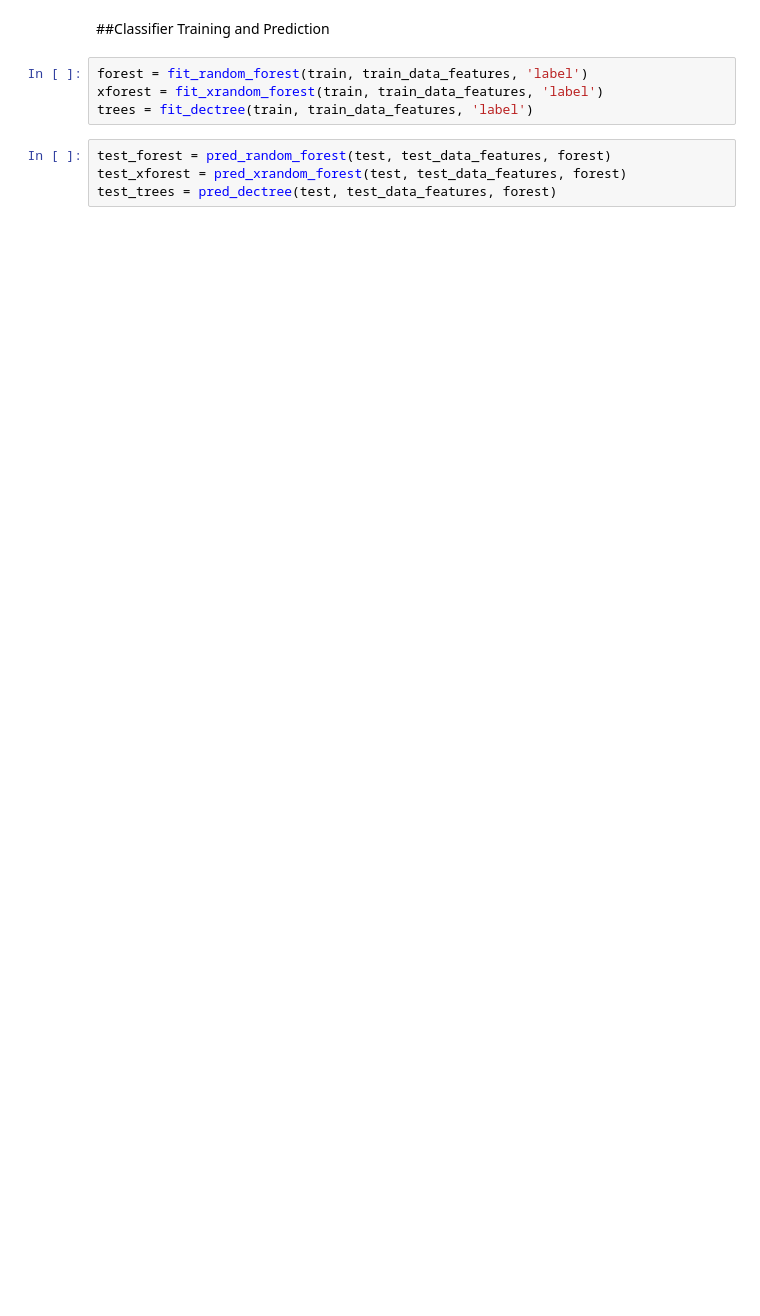
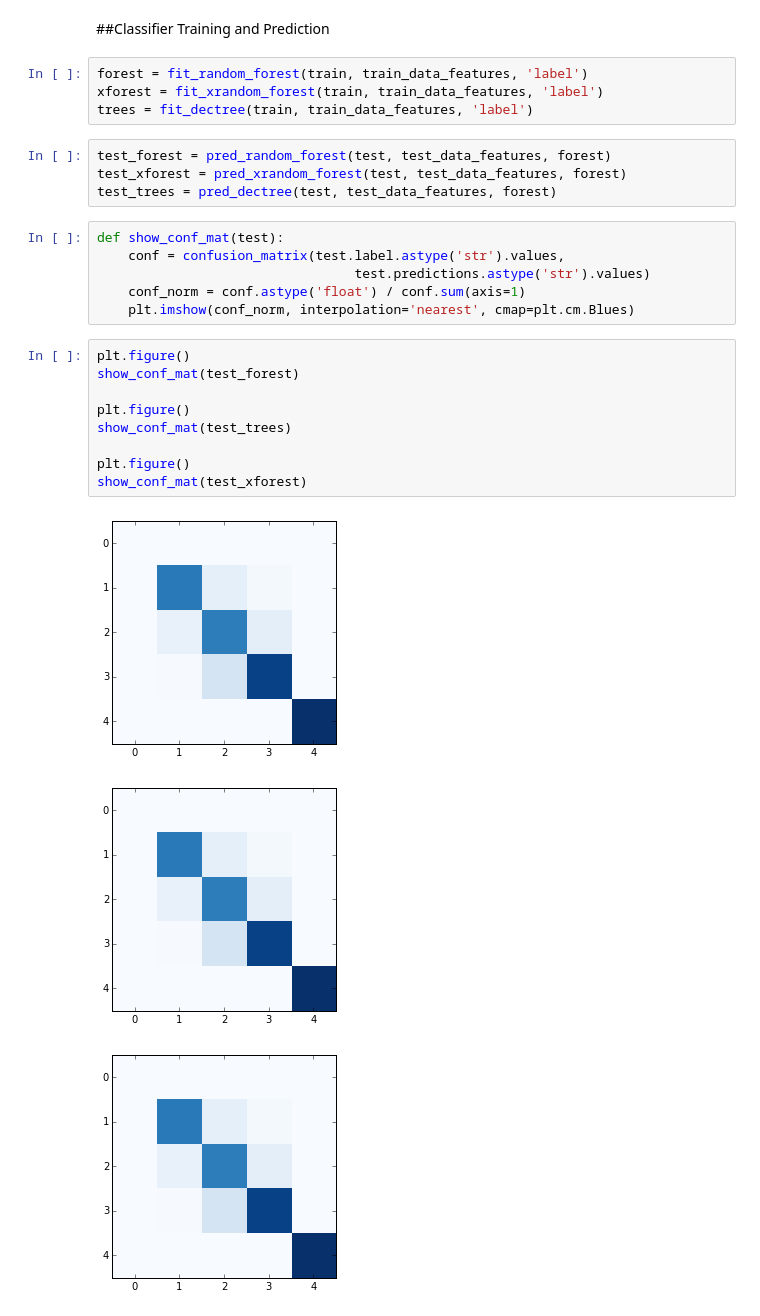
Before and after one commit to Naldershof/ClassificationExperiments, a Jupyter notebook: mpaa_classification.ipynb, the cells around one changed output. Saved outputs shown, nothing was run; the diff lists cells and outputs as text; blank space fills up the shorter version.

```diff
--- a/mpaa_classification.ipynb
+++ b/mpaa_classification.ipynb
@@ -45,4 +45,23 @@ trees = fit_dectree(train, train_data_features, 'label')
 test_forest = pred_random_forest(test, test_data_features, forest)
 test_xforest = pred_xrandom_forest(test, test_data_features, forest)
 test_trees = pred_dectree(test, test_data_features, forest)
+# %%
+def show_conf_mat(test):
+    conf = confusion_matrix(test.label.astype('str').values,
+                                 test.predictions.astype('str').values)
+    conf_norm = conf.astype('float') / conf.sum(axis=1)
+    plt.imshow(conf_norm, interpolation='nearest', cmap=plt.cm.Blues)
+# %%
+plt.figure()
+show_conf_mat(test_forest)
+
+plt.figure()
+show_conf_mat(test_trees)
+
+plt.figure()
+show_conf_mat(test_xforest)
+# %% [output]
+[figure, added]
+[figure, added]
+[figure, added]
 # %%
```
Also changed, not shown: parts of 4 cells of this notebook, 1 other file.
